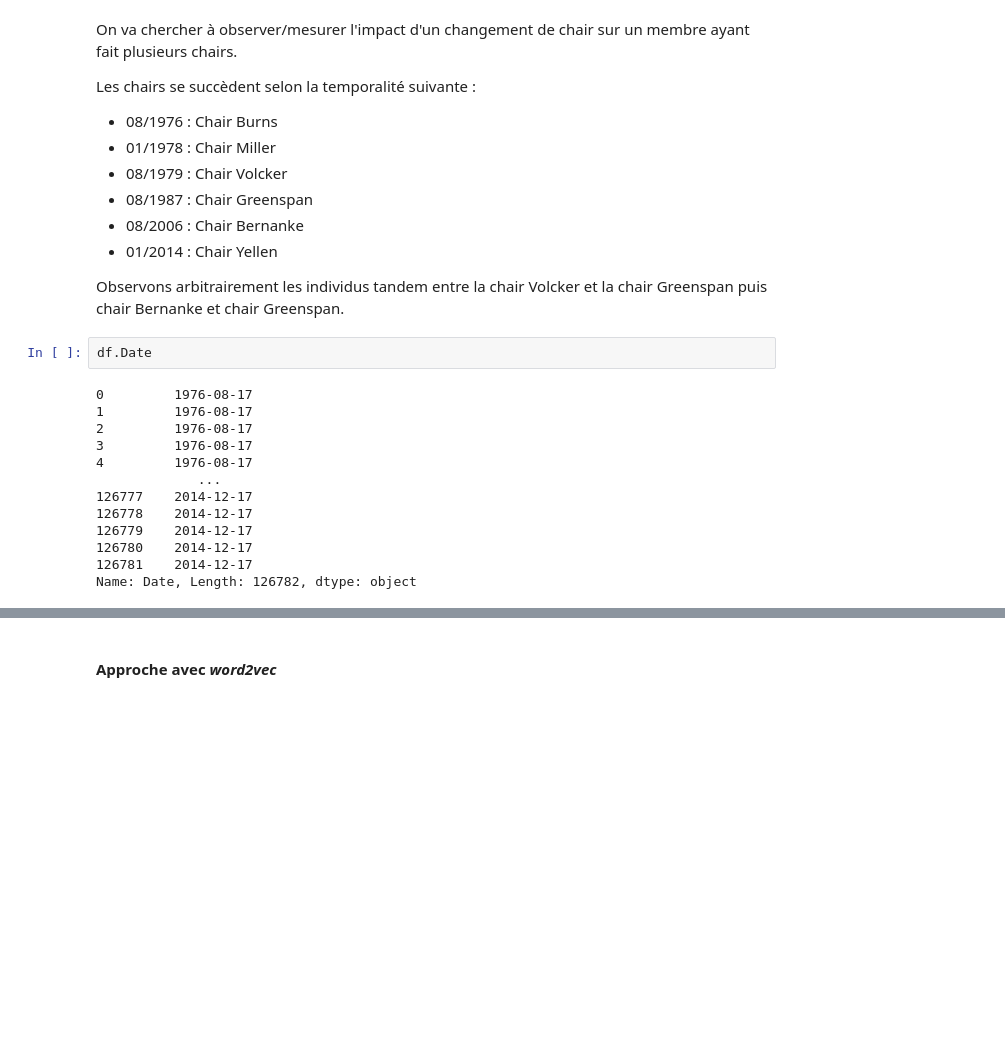
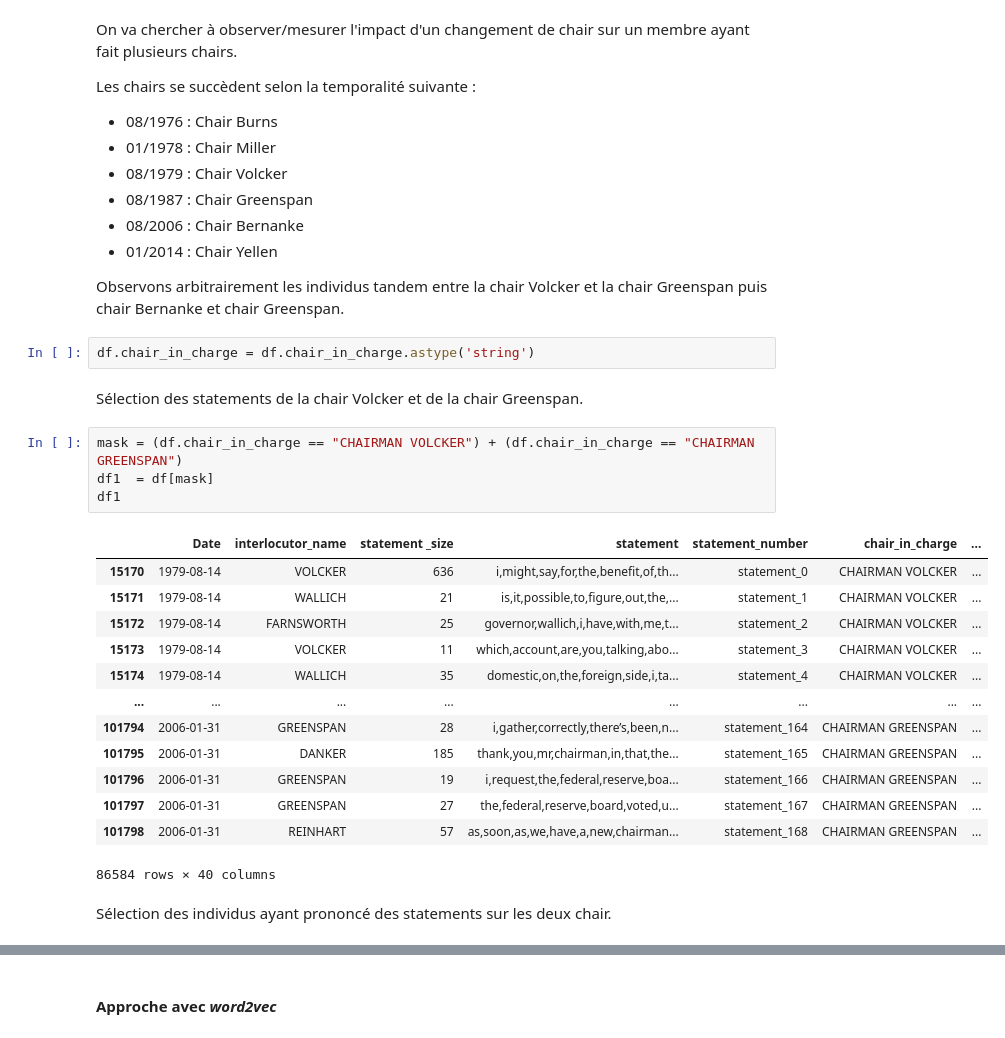
Before and after one commit to erialc-cal/NLP-FOMC, a Jupyter notebook: Scrapping_Explo.ipynb, the cells around one changed output, grey strips where cells are left out. Cells and saved outputs as stored; diff of their text form; blank space fills up the shorter version.

```diff
--- a/Scrapping_Explo.ipynb
+++ b/Scrapping_Explo.ipynb
@@ -393,18 +390,27 @@ Les chairs se succèdent selon la temporalité suivante :
 - 01/2014 : Chair Yellen
 
 Observons arbitrairement les individus tandem entre la chair Volcker et la chair Greenspan puis chair Bernanke et chair Greenspan.
-# %%
-df.Date
-# %% [output]
-0         1976-08-17
-1         1976-08-17
-2         1976-08-17
-3         1976-08-17
-4         1976-08-17
-             ...
-126777    2014-12-17
-126778    2014-12-17
-126779    2014-12-17
-126780    2014-12-17
-126781    2014-12-17
-Name: Date, Length: 126782, dtype: object
+# %%
+df.chair_in_charge = df.chair_in_charge.astype('string')
+# %% [markdown]
+Sélection des statements de la chair Volcker et de la chair Greenspan.
+# %%
+mask = (df.chair_in_charge == "CHAIRMAN VOLCKER") + (df.chair_in_charge == "CHAIRMAN GREENSPAN")
+df1  = df[mask]
+df1
+# %% [output]
+|  | Date | interlocutor_name | statement _size | statement | statement_number | chair_in_charge | ... |
+| 15170 | 1979-08-14 | VOLCKER | 636 | i,might,say,for,the,benefit,of,th... | statement_0 | CHAIRMAN VOLCKER | ... |
+| 15171 | 1979-08-14 | WALLICH | 21 | is,it,possible,to,figure,out,the,... | statement_1 | CHAIRMAN VOLCKER | ... |
+| 15172 | 1979-08-14 | FARNSWORTH | 25 | governor,wallich,i,have,with,me,t... | statement_2 | CHAIRMAN VOLCKER | ... |
+| 15173 | 1979-08-14 | VOLCKER | 11 | which,account,are,you,talking,abo... | statement_3 | CHAIRMAN VOLCKER | ... |
+| 15174 | 1979-08-14 | WALLICH | 35 | domestic,on,the,foreign,side,i,ta... | statement_4 | CHAIRMAN VOLCKER | ... |
+| ... | ... | ... | ... | ... | ... | ... | ... |
+| 101794 | 2006-01-31 | GREENSPAN | 28 | i,gather,correctly,there’s,been,n... | statement_164 | CHAIRMAN GREENSPAN | ... |
+| 101795 | 2006-01-31 | DANKER | 185 | thank,you,mr,chairman,in,that,the... | statement_165 | CHAIRMAN GREENSPAN | ... |
+| 101796 | 2006-01-31 | GREENSPAN | 19 | i,request,the,federal,reserve,boa... | statement_166 | CHAIRMAN GREENSPAN | ... |
+| 101797 | 2006-01-31 | GREENSPAN | 27 | the,federal,reserve,board,voted,u... | statement_167 | CHAIRMAN GREENSPAN | ... |
+| 101798 | 2006-01-31 | REINHART | 57 | as,soon,as,we,have,a,new,chairman... | statement_168 | CHAIRMAN GREENSPAN | ... |
+86584 rows × 40 columns
+# %% [markdown]
+Sélection des individus ayant prononcé des statements sur les deux chair.
```
Also changed, not shown: parts of 25 cells of this notebook.
